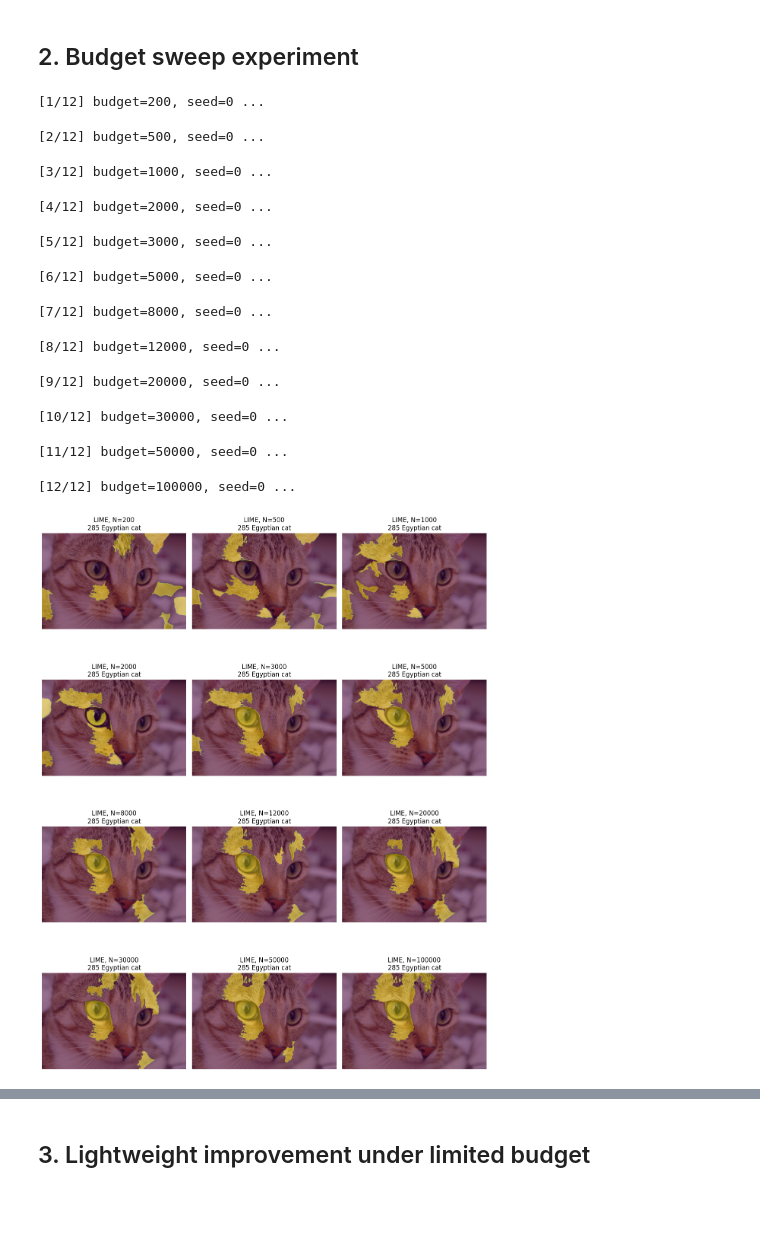
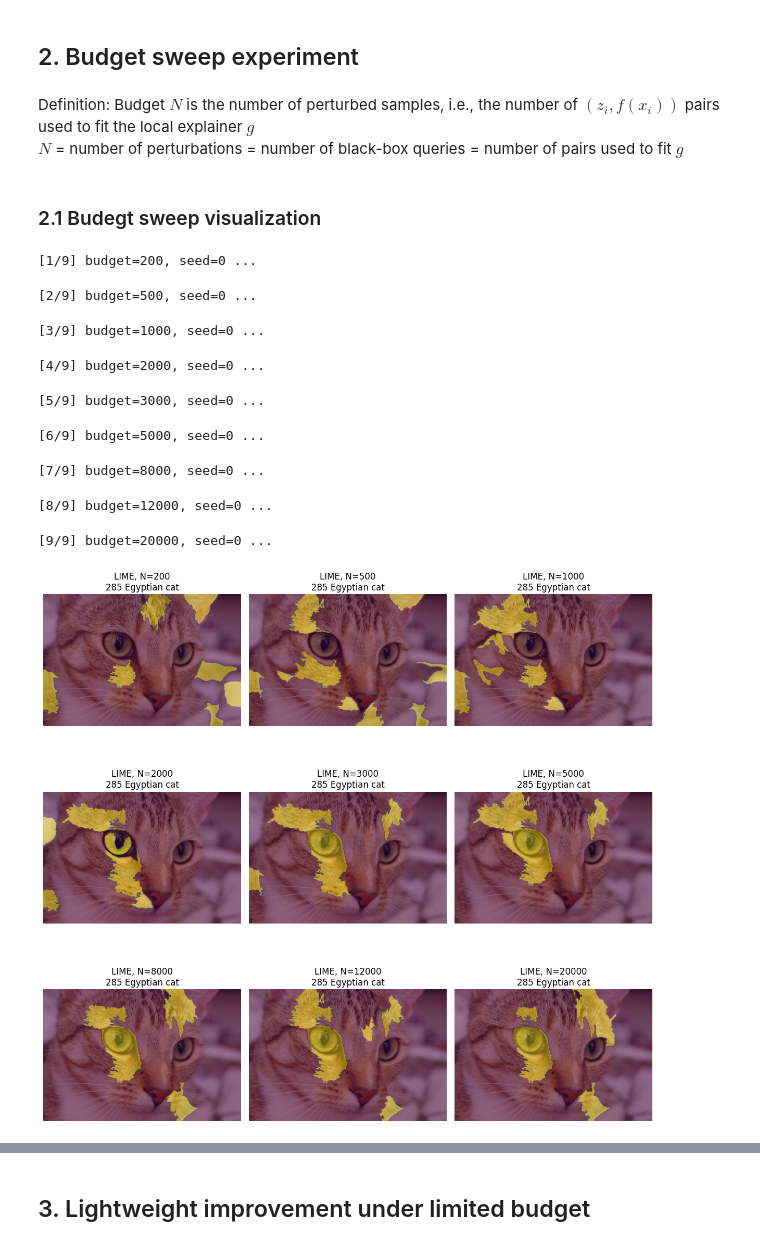
Before and after one commit to QihangFeng/Reliable-LIME-under-Query-Budget-Constraints, a Jupyter notebook: lime_budget_constraints.ipynb, the cells around one changed output, grey strips where cells are left out. Cells and saved outputs as stored; diff of their text form; code cells hidden in the pictures; blank space fills up the shorter version.

```diff
--- a/lime_budget_constraints.ipynb
+++ b/lime_budget_constraints.ipynb
@@ -734,6 +769,11 @@ top superpixels: [(51, 0.001428362228372553), (32, 0.001426410596580171), (75, 0
 [figure]
 # %% [markdown]
 ## 2. Budget sweep experiment
+# %% [markdown]
+Definition: Budget $N$ is the number of perturbed samples, i.e., the number of $(z_i, f(x_i))$ pairs used to fit the local explainer $g$
+$N$ = number of perturbations = number of black-box queries = number of pairs used to fit $g$
+# %% [markdown]
+### 2.1 Budegt sweep visualization
 # %%
 from skimage.segmentation import slic
 
@@ -820,19 +860,16 @@ def plot_budget_sweep(
     return results
 # %%
 segments, segmentation_fn = make_fixed_segmentation_fn(img, n_segments=100, compactness=10)
-budgets = [200, 500, 1000, 2000, 3000, 5000, 8000, 12000, 20000, 30000, 50000, 100000]
+budgets = [200, 500, 1000, 2000, 3000, 5000, 8000, 12000, 20000]
 results = plot_budget_sweep(img, classifier_fn, budgets, segmentation_fn, seed=0)
 # %% [output]
-[1/12] budget=200, seed=0 ...
+[1/9] budget=200, seed=0 ...
-[2/12] budget=500, seed=0 ...
+[2/9] budget=500, seed=0 ...
-[3/12] budget=1000, seed=0 ...
+[3/9] budget=1000, seed=0 ...
-[4/12] budget=2000, seed=0 ...
+[4/9] budget=2000, seed=0 ...
-[5/12] budget=3000, seed=0 ...
+[5/9] budget=3000, seed=0 ...
-[6/12] budget=5000, seed=0 ...
+[6/9] budget=5000, seed=0 ...
-[7/12] budget=8000, seed=0 ...
+[7/9] budget=8000, seed=0 ...
-[8/12] budget=12000, seed=0 ...
+[8/9] budget=12000, seed=0 ...
-[9/12] budget=20000, seed=0 ...
+[9/9] budget=20000, seed=0 ...
-[10/12] budget=30000, seed=0 ...
-[11/12] budget=50000, seed=0 ...
-[12/12] budget=100000, seed=0 ...
-[figure, old version]
+[figure, new version]
```
Also changed, not shown: parts of 10 cells of this notebook.
